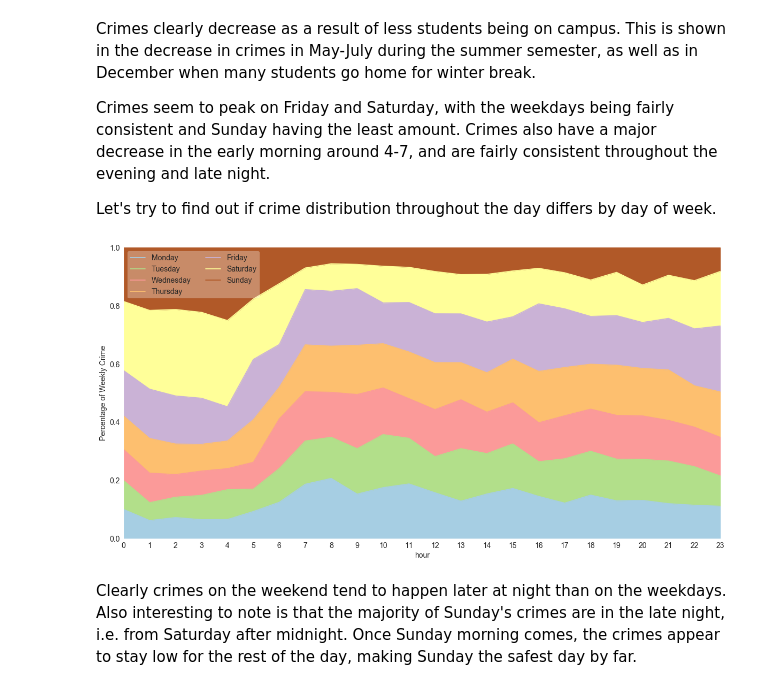
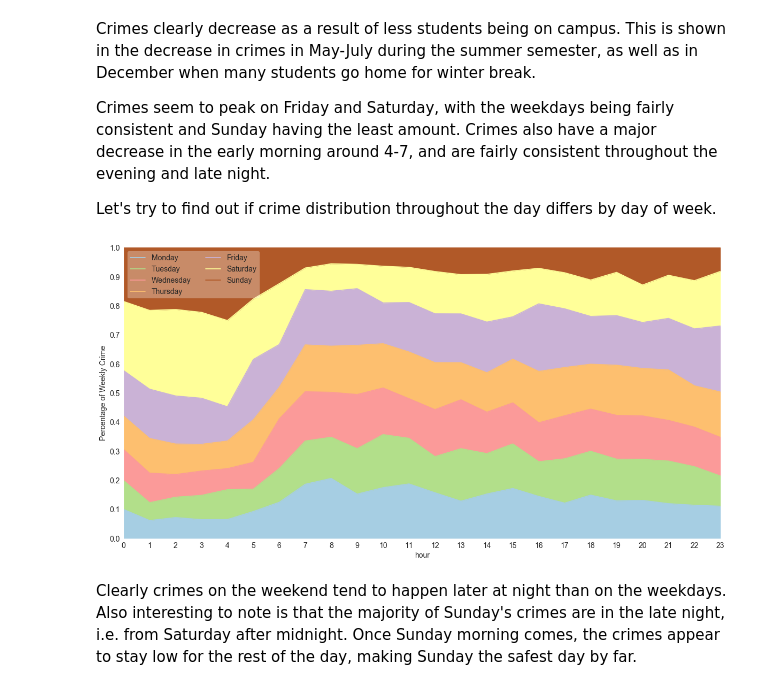
Before and after one commit to pspratling/Forecasting-Crime-around-the-Georgia-Tech-Campus, a Jupyter notebook: Project/Exploratory Data Analysis.ipynb, the cells around one changed output. Cells and saved outputs as stored; diff of their text form; code cells hidden in the pictures.

```diff
--- a/Project/Exploratory Data Analysis.ipynb
+++ b/Project/Exploratory Data Analysis.ipynb
@@ -170,21 +182,22 @@ Let's try to find out if crime distribution throughout the day differs by day of
 # %%
 #grouping and reshaping
 hour_dow = c.groupby(['day_of_week', 'hour']).size().unstack(0)
 #finding percentages
 hour_dow = hour_dow.divide(hour_dow.sum(axis=1), axis=0)
 
 #plotting 100% area chart
 fig, ax = plt.subplots(figsize=(20,10))
 hour_dow.plot(kind='area', ax=ax, colormap='Paired')
 ax.set_xticks(range(24))
+ax.set_yticks(np.linspace(0, 1, 11))
 ax.legend(dow_names, ncol=2, facecolor='w', framealpha=.3, frameon=True)
 ax.set_xlim(0, 23)
 ax.set_ylim(0, 1)
 ax.set_ylabel('Percentage of Weekly Crime')
 
 plt.show()
 # %% [output]
-[figure, old version]
+[figure, new version]
 # %% [markdown]
 Clearly crimes on the weekend tend to happen later at night than on the weekdays. Also interesting to note is that the majority of Sunday's crimes are in the late night, i.e. from Saturday after midnight. Once Sunday morning comes, the crimes appear to stay low for the rest of the day, making Sunday the safest day by far.
 # %% [markdown]
```
Also changed, not shown: parts of 9 cells of this notebook, 2 other files.
